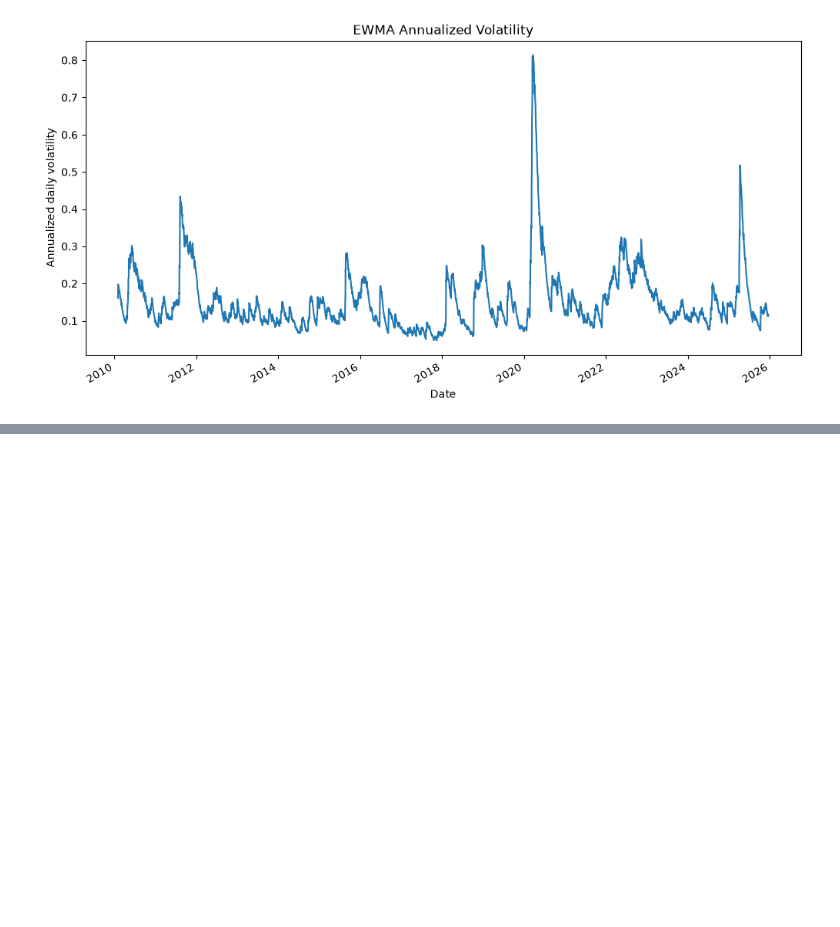
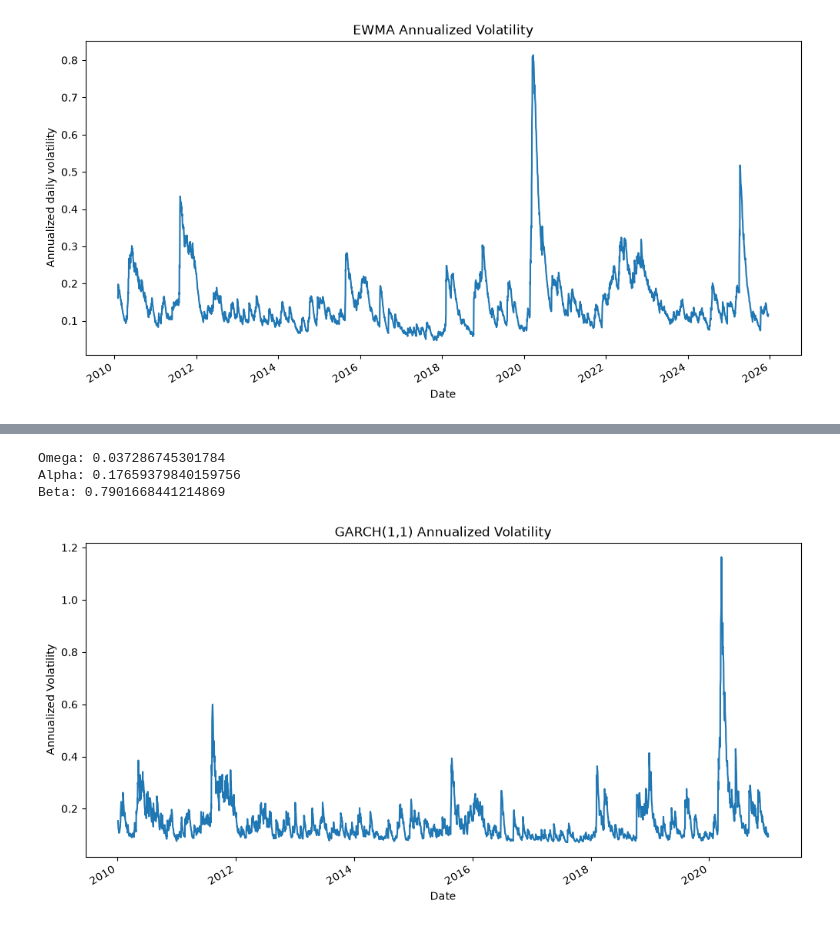
Before and after one commit to giroux-jack/Volatility-Forecasting, a Jupyter notebook: volatility_models.ipynb, the cells around one changed output, grey strips where cells are left out. Saved outputs shown, nothing was run; the diff lists cells and outputs as text; code cells hidden in the pictures; blank space fills up the shorter version.

Commit message:
Added GARCH(1,1)

```diff
--- a/volatility_models.ipynb
+++ b/volatility_models.ipynb
@@ -91,0 +107,38 @@ The GARCH(1,1) model's competitive advantage is that it statistically captures p
+# %%
+from arch import arch_model
+
+train_returns = log_returns.loc['2010-01-01':'2020-12-31'] * 100 # *100 to make it easier to work with
+
+model = arch_model(
+    train_returns,
+    mean='Zero',    # Assumes expected daily return of zero
+    vol='Garch',
+    p=1,            # use yesterday's shock to estimate today
+    q=1,            # use yesterday's variance to estimate today
+    dist='Normal'
+)
+
+result = model.fit(disp='off') # Uses maximum likelyhood estimation
+
+omega = result.params['omega']
+alpha = result.params['alpha[1]']
+beta  = result.params['beta[1]']
+
+print('Omega:', omega)
+print('Alpha:', alpha)
+print('Beta:', beta)
+
+garch_vol = result.conditional_volatility / 100
+
+garch_annual_vol = garch_vol * np.sqrt(252)
+
+garch_annual_vol.plot(figsize=(12,6))
+plt.title('GARCH(1,1) Annualized Volatility')
+plt.xlabel('Date')
+plt.ylabel("Annualized Volatility")
+plt.show()
+# %% [output]
+Omega: 0.037286745301784
+Alpha: 0.17659379840159756
+Beta: 0.7901668441214869
+[figure, added]
```
Also changed, not shown: parts of 1 cell of this notebook.
